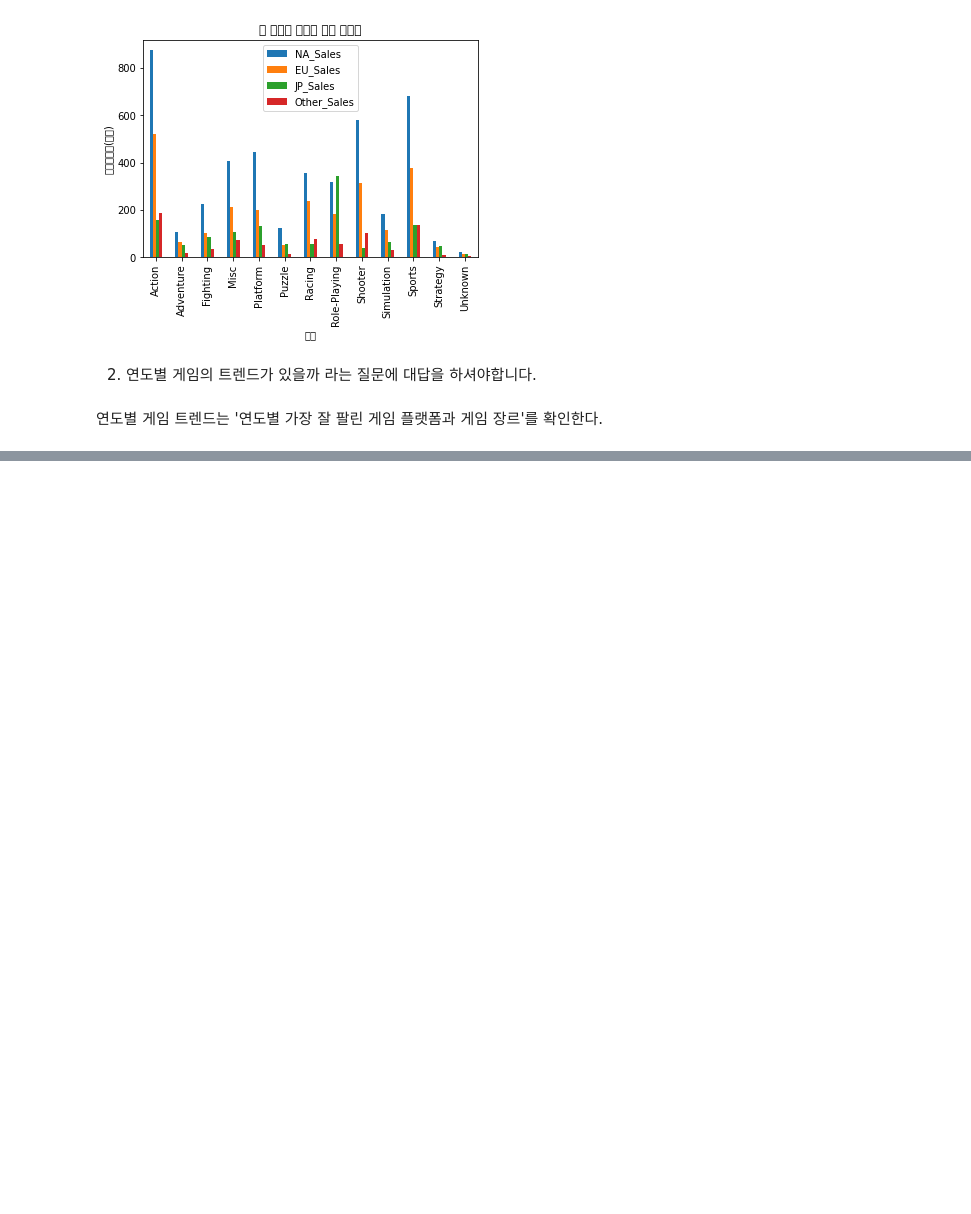
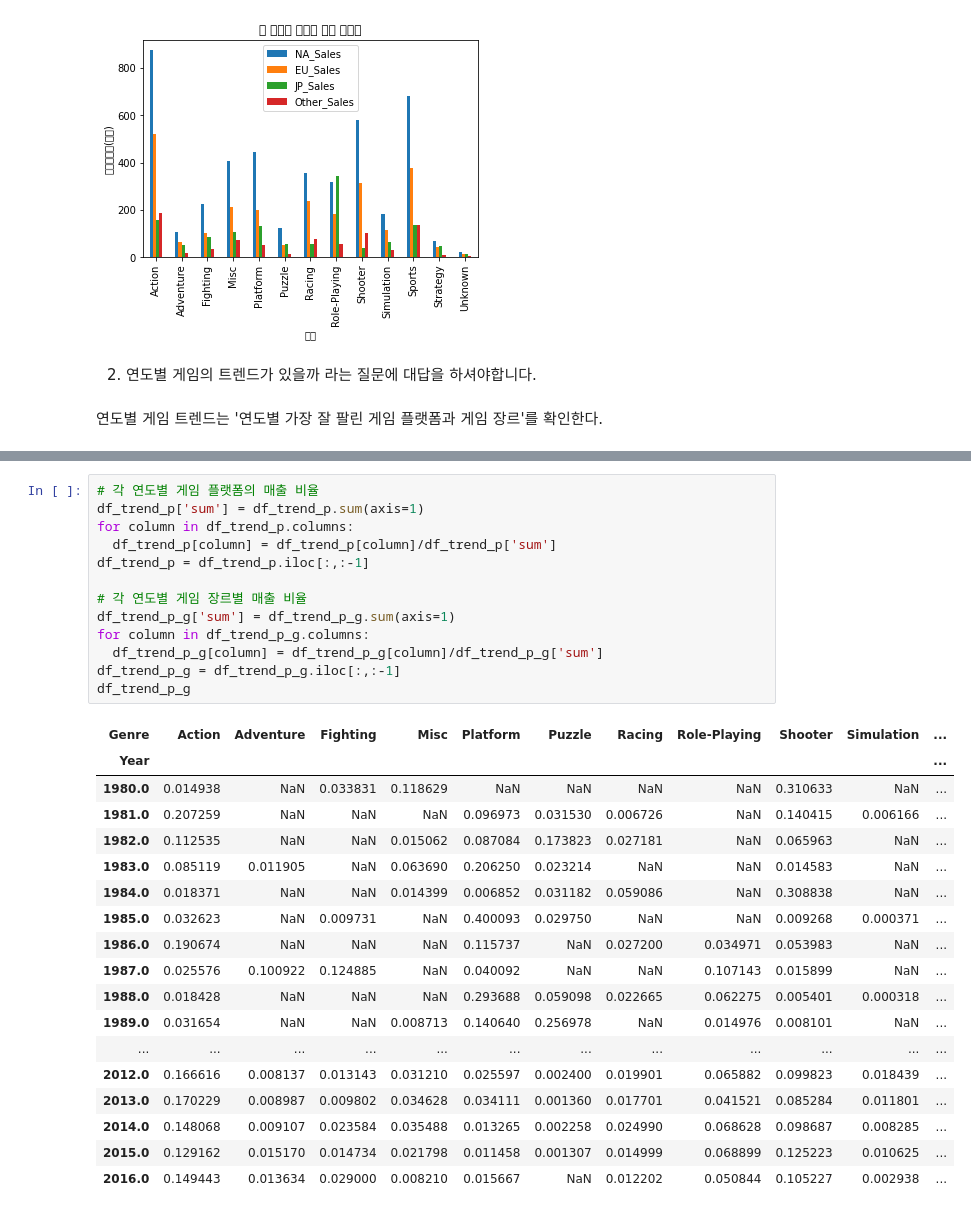
Before and after one commit to y001003/Bootcamp, a Jupyter notebook: Section1_Project.ipynb, the cells around one changed output, grey strips where cells are left out. Drawn from its saved outputs; the diff is of its cells as text; blank space fills up the shorter version.

```diff
--- a/Section1_Project.ipynb
+++ b/Section1_Project.ipynb
@@ -303,3 +293,35 @@ df_trend_p_g = pd.pivot_table(df_trend_p_g,columns='Genre',index='Year',values='
+# %%
+# 각 연도별 게임 플랫폼의 매출 비율
+df_trend_p['sum'] = df_trend_p.sum(axis=1)
+for column in df_trend_p.columns:
+  df_trend_p[column] = df_trend_p[column]/df_trend_p['sum']
+df_trend_p = df_trend_p.iloc[:,:-1]
+
+# 각 연도별 게임 장르별 매출 비율
+df_trend_p_g['sum'] = df_trend_p_g.sum(axis=1)
+for column in df_trend_p_g.columns:
+  df_trend_p_g[column] = df_trend_p_g[column]/df_trend_p_g['sum']
+df_trend_p_g = df_trend_p_g.iloc[:,:-1]
+df_trend_p_g
+# %% [output]
+| Genre | Action | Adventure | Fighting | Misc | Platform | Puzzle | Racing | Role-Playing | Shooter | Simulation | ... |
+| Year |  |  |  |  |  |  |  |  |  |  | ... |
+| 1980.0 | 0.014938 | NaN | 0.033831 | 0.118629 | NaN | NaN | NaN | NaN | 0.310633 | NaN | ... |
+| 1981.0 | 0.207259 | NaN | NaN | NaN | 0.096973 | 0.031530 | 0.006726 | NaN | 0.140415 | 0.006166 | ... |
+| 1982.0 | 0.112535 | NaN | NaN | 0.015062 | 0.087084 | 0.173823 | 0.027181 | NaN | 0.065963 | NaN | ... |
+| 1983.0 | 0.085119 | 0.011905 | NaN | 0.063690 | 0.206250 | 0.023214 | NaN | NaN | 0.014583 | NaN | ... |
+| 1984.0 | 0.018371 | NaN | NaN | 0.014399 | 0.006852 | 0.031182 | 0.059086 | NaN | 0.308838 | NaN | ... |
+| 1985.0 | 0.032623 | NaN | 0.009731 | NaN | 0.400093 | 0.029750 | NaN | NaN | 0.009268 | 0.000371 | ... |
+| 1986.0 | 0.190674 | NaN | NaN | NaN | 0.115737 | NaN | 0.027200 | 0.034971 | 0.053983 | NaN | ... |
+| 1987.0 | 0.025576 | 0.100922 | 0.124885 | NaN | 0.040092 | NaN | NaN | 0.107143 | 0.015899 | NaN | ... |
+| 1988.0 | 0.018428 | NaN | NaN | NaN | 0.293688 | 0.059098 | 0.022665 | 0.062275 | 0.005401 | 0.000318 | ... |
+| 1989.0 | 0.031654 | NaN | NaN | 0.008713 | 0.140640 | 0.256978 | NaN | 0.014976 | 0.008101 | NaN | ... |
+| ... | ... | ... | ... | ... | ... | ... | ... | ... | ... | ... | ... |
+| 2012.0 | 0.166616 | 0.008137 | 0.013143 | 0.031210 | 0.025597 | 0.002400 | 0.019901 | 0.065882 | 0.099823 | 0.018439 | ... |
+| 2013.0 | 0.170229 | 0.008987 | 0.009802 | 0.034628 | 0.034111 | 0.001360 | 0.017701 | 0.041521 | 0.085284 | 0.011801 | ... |
+| 2014.0 | 0.148068 | 0.009107 | 0.023584 | 0.035488 | 0.013265 | 0.002258 | 0.024990 | 0.068628 | 0.098687 | 0.008285 | ... |
+| 2015.0 | 0.129162 | 0.015170 | 0.014734 | 0.021798 | 0.011458 | 0.001307 | 0.014999 | 0.068899 | 0.125223 | 0.010625 | ... |
+| 2016.0 | 0.149443 | 0.013634 | 0.029000 | 0.008210 | 0.015667 | NaN | 0.012202 | 0.050844 | 0.105227 | 0.002938 | ... |
 # %%
 import matplotlib.pyplot as plt
 import seaborn as sns
```
Also changed, not shown: parts of 5 cells of this notebook.
